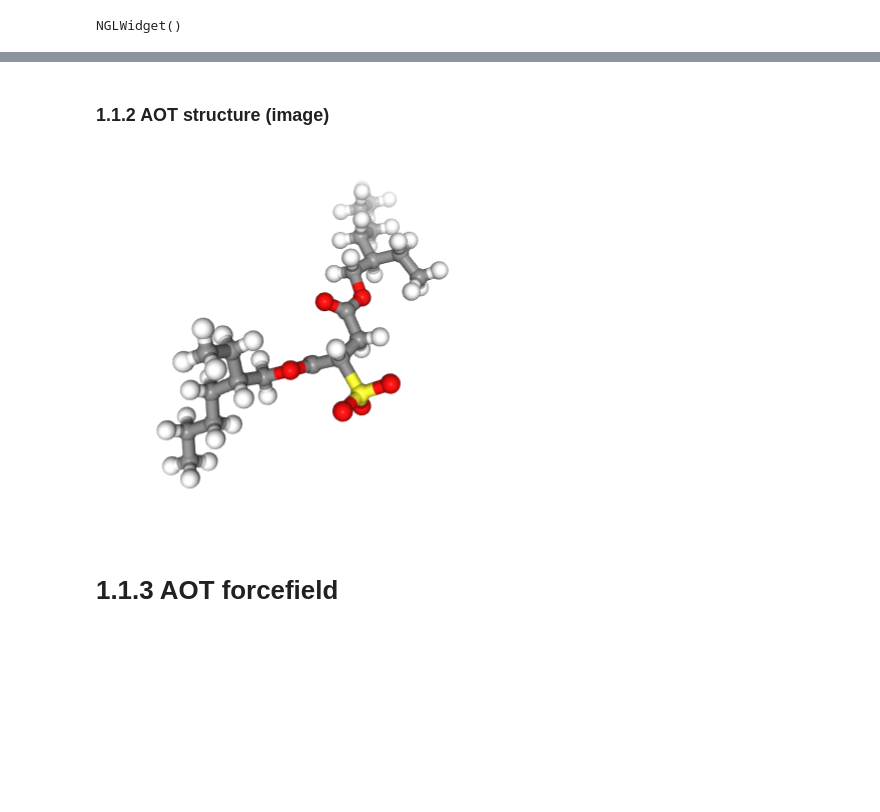
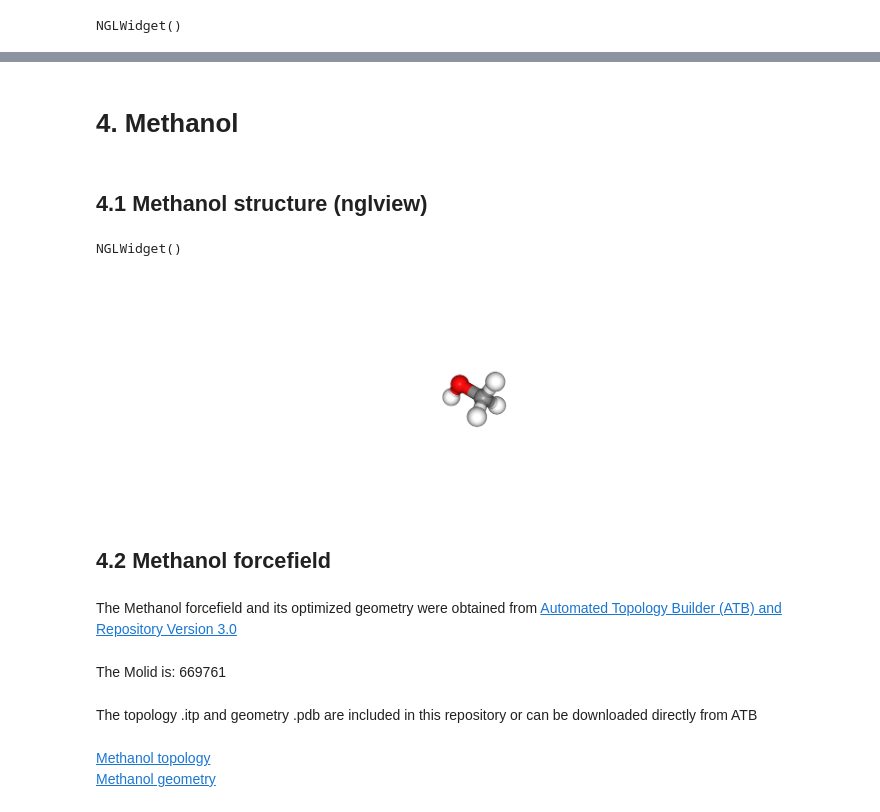
Before and after one commit to antadlp/rms-aot-methanol, a Jupyter notebook: notebooks/Molecules_information_etc.ipynb, the cells around one changed output, grey strips where cells are left out. Saved outputs shown, nothing was run; the diff lists cells and outputs as text; code cells hidden in the pictures; blank space fills up the shorter version.

```diff
--- a/notebooks/Molecules_information_etc.ipynb
+++ b/notebooks/Molecules_information_etc.ipynb
@@ -42,9 +96,31 @@ IFrame(src="aot_molecule.html", width=350, height=350)
+# %% [markdown]
+# 4. Methanol
 # %% [markdown]
-### 1.1.2 AOT structure (image)
+## 4.1 Methanol structure (nglview)
-# %%
-from IPython.display import Image
-Image(filename="../imgs/nglview-aot.png")
-# %% [output]
-[figure, removed]
-# %% [markdown]
-# 1.1.3 AOT forcefield
+# %%
+import nglview as nv
+
+PATH_MT = "../data/pdbs/JQKK_allatom_optimised_geometry.pdb"
+
+view = nv.show_file(PATH_MT)
+view.center()
+view
+# %% [output]
+NGLWidget()
+# %%
+view.render_image()
+view._display_image()
+# %% [output]
+[figure, added]
+# %% [markdown]
+<a id='methanol_ff'></a>
+## 4.2 Methanol forcefield
+# %% [markdown]
+The Methanol forcefield and its optimized geometry were obtained from [Automated Topology Builder (ATB) and Repository Version 3.0](https://atb.uq.edu.au/)
+# %% [markdown]
+The Molid is: 669761
+# %% [markdown]
+The topology .itp and geometry .pdb are included in this repository or can be downloaded directly from ATB
+# %% [markdown]
+[Methanol topology](../data/itps/JQKK_GROMACS_G54A7FF_allatom.itp) <br>
+[Methanol geometry](../data/pdbs/JQKK_allatom_optimised_geometry.pdb)
```
Also changed, not shown: parts of 37 cells of this notebook.
